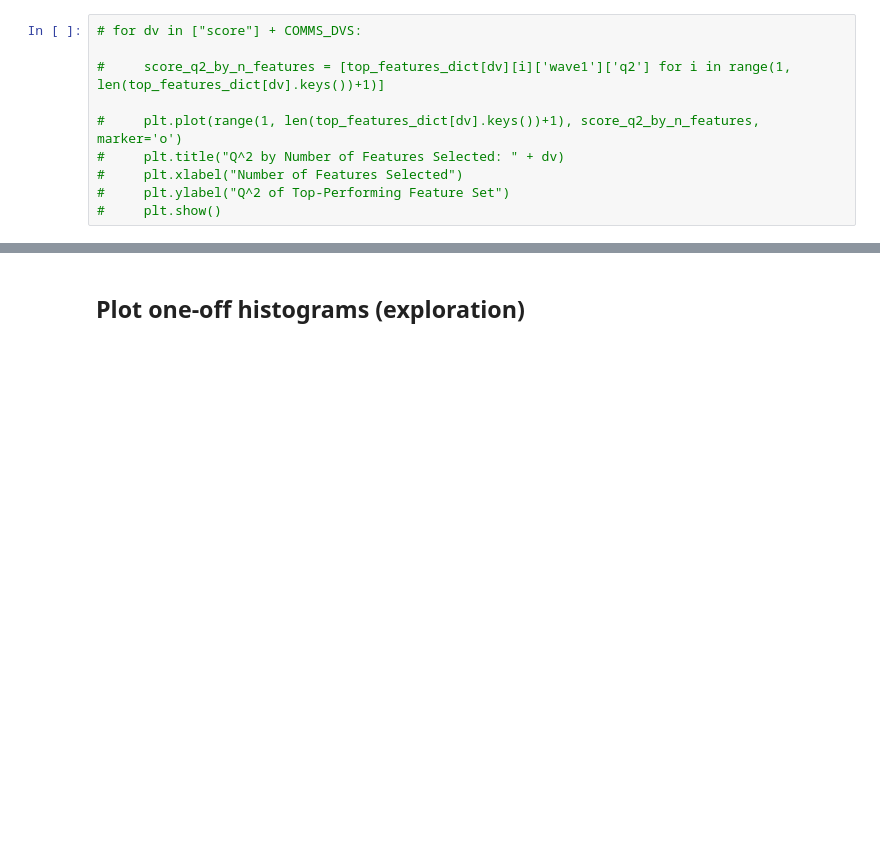
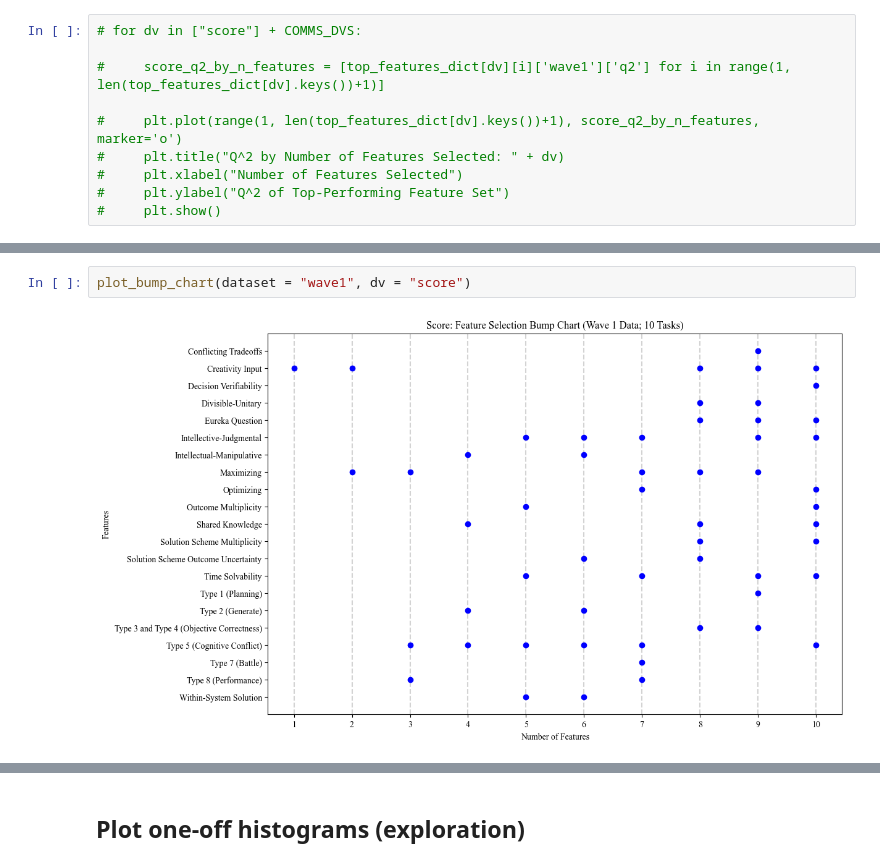
Before and after one commit to xehu/tpm-horse-race-modeling, a Jupyter notebook: task_map_explorations_with_multitask/empirical_experiment_visuals.ipynb, the cells around one changed output, grey strips where cells are left out. Cells and saved outputs as stored; diff of their text form; blank space fills up the shorter version.

```diff
--- a/task_map_explorations_with_multitask/empirical_experiment_visuals.ipynb
+++ b/task_map_explorations_with_multitask/empirical_experiment_visuals.ipynb
@@ -888,0 +1055,4 @@ plot_model_performance(dataset = "full", center = "mean", ci = 95)
+# %%
+plot_bump_chart(dataset = "wave1", dv = "score")
+# %% [output]
+[figure, added]
```
Also changed, not shown: parts of 29 cells of this notebook, 4 other files.
